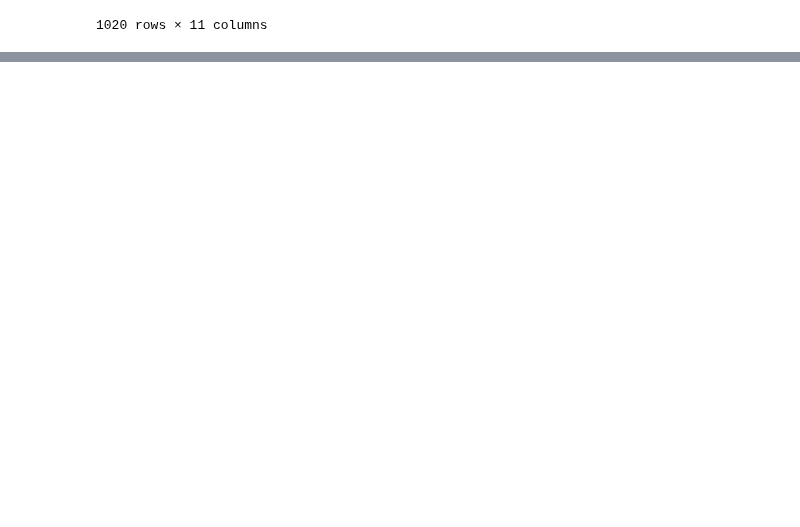
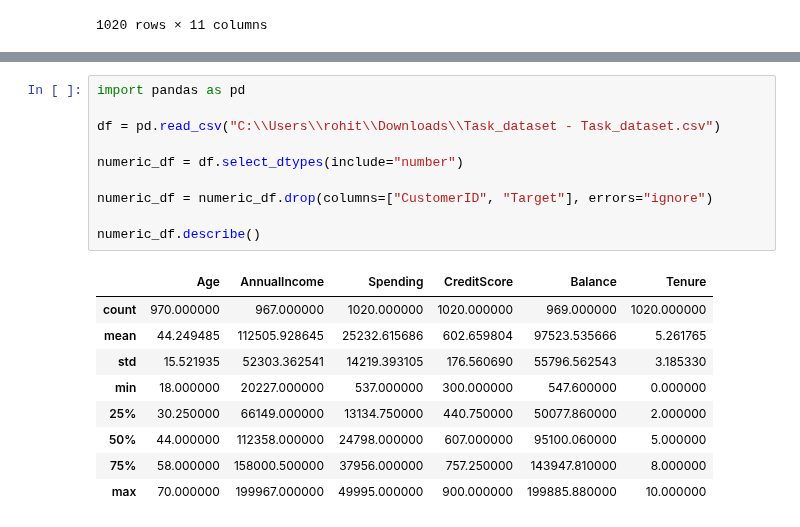
Before and after one commit to rohitdeore2151/python-daily-task, a Jupyter notebook: Task 32 Pandas Challenges 07.08.26.ipynb, the cells around one changed output, grey strips where cells are left out. Saved outputs shown, nothing was run; the diff lists cells and outputs as text; blank space fills up the shorter version.

```diff
--- a/Task 32 Pandas Challenges 07.08.26.ipynb
+++ b/Task 32 Pandas Challenges 07.08.26.ipynb
@@ -800,0 +1004,20 @@ df
+# %%
+import pandas as pd
+
+df = pd.read_csv("C:\\Users\\rohit\\Downloads\\Task_dataset - Task_dataset.csv")
+
+numeric_df = df.select_dtypes(include="number")
+
+numeric_df = numeric_df.drop(columns=["CustomerID", "Target"], errors="ignore")
+
+numeric_df.describe()
+# %% [output]
+|  | Age | AnnualIncome | Spending | CreditScore | Balance | Tenure |
+| count | 970.000000 | 967.000000 | 1020.000000 | 1020.000000 | 969.000000 | 1020.000000 |
+| mean | 44.249485 | 112505.928645 | 25232.615686 | 602.659804 | 97523.535666 | 5.261765 |
+| std | 15.521935 | 52303.362541 | 14219.393105 | 176.560690 | 55796.562543 | 3.185330 |
+| min | 18.000000 | 20227.000000 | 537.000000 | 300.000000 | 547.600000 | 0.000000 |
+| 25% | 30.250000 | 66149.000000 | 13134.750000 | 440.750000 | 50077.860000 | 2.000000 |
+| 50% | 44.000000 | 112358.000000 | 24798.000000 | 607.000000 | 95100.060000 | 5.000000 |
+| 75% | 58.000000 | 158000.500000 | 37956.000000 | 757.250000 | 143947.810000 | 8.000000 |
+| max | 70.000000 | 199967.000000 | 49995.000000 | 900.000000 | 199885.880000 | 10.000000 |
```
Also changed, not shown: parts of 17 cells of this notebook.
